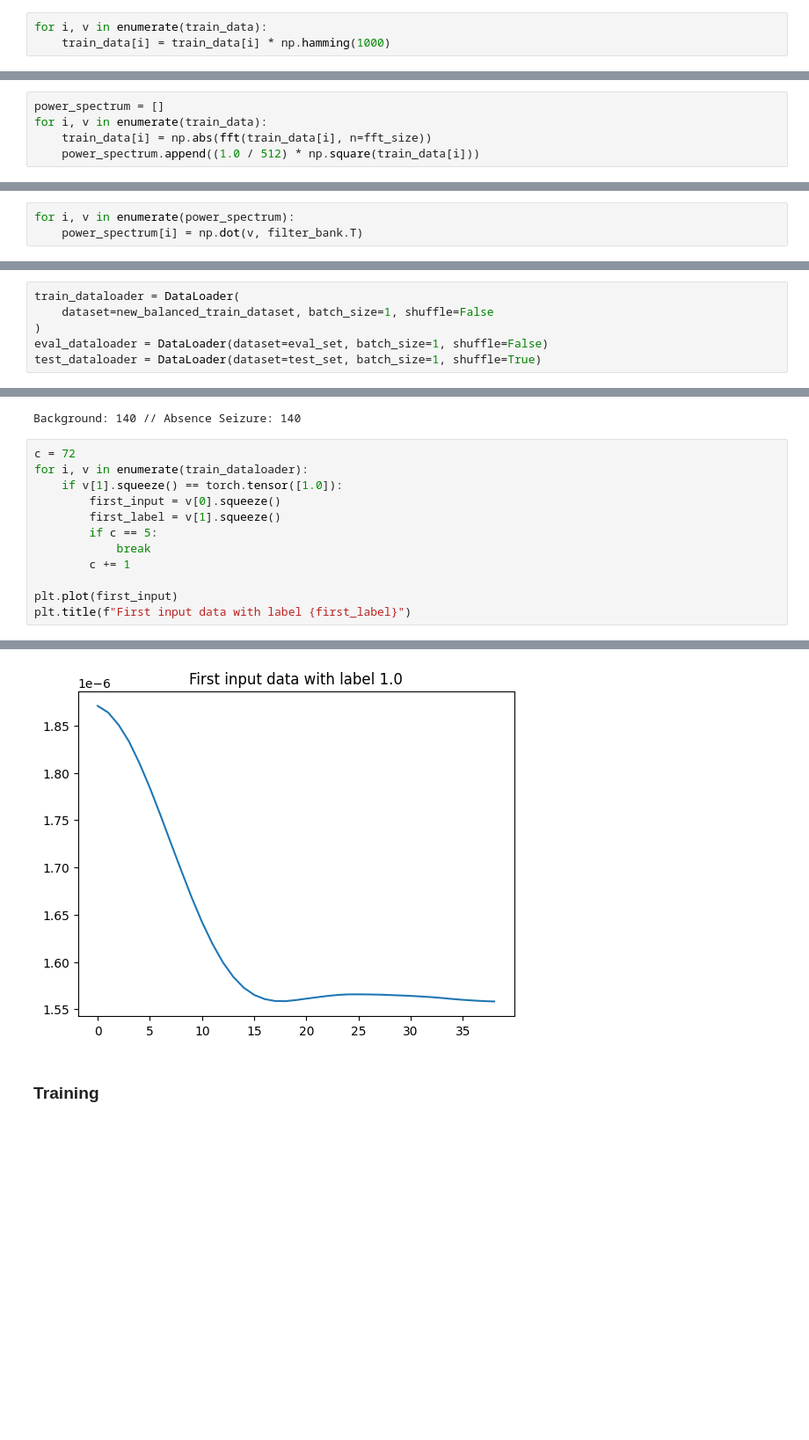
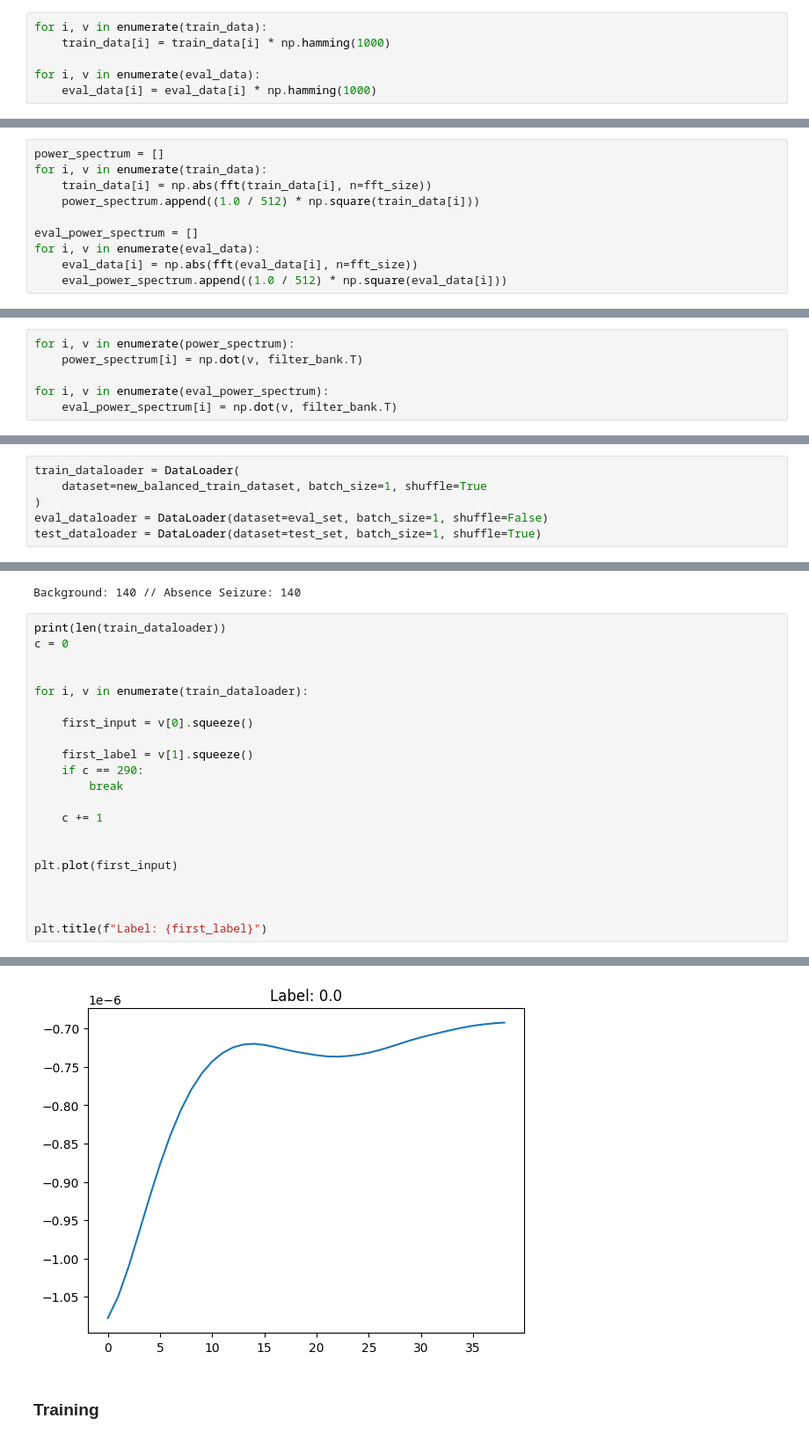
Before and after one commit to Loic017/TinyML-for-Epileptic-Seizures, a Jupyter notebook: seizure_training_undersampling_and_mfcc.ipynb, the cells around one changed output, grey strips where cells are left out. Shown at 88% size. Saved outputs shown, nothing was run; the diff lists cells and outputs as text; blank space fills up the shorter version.

```diff
--- a/seizure_training_undersampling_and_mfcc.ipynb
+++ b/seizure_training_undersampling_and_mfcc.ipynb
@@ -197,4 +197,7 @@ Apply Windowing
 # %%
 for i, v in enumerate(train_data):
     train_data[i] = train_data[i] * np.hamming(1000)
+
+for i, v in enumerate(eval_data):
+    eval_data[i] = eval_data[i] * np.hamming(1000)
 # %%
@@ -208,4 +211,9 @@ power_spectrum = []
 for i, v in enumerate(train_data):
     train_data[i] = np.abs(fft(train_data[i], n=fft_size))
     power_spectrum.append((1.0 / 512) * np.square(train_data[i]))
+
+eval_power_spectrum = []
+for i, v in enumerate(eval_data):
+    eval_data[i] = np.abs(fft(eval_data[i], n=fft_size))
+    eval_power_spectrum.append((1.0 / 512) * np.square(eval_data[i]))
 # %%
@@ -260,5 +268,8 @@ Apply Filter Bank
 # %%
 for i, v in enumerate(power_spectrum):
     power_spectrum[i] = np.dot(v, filter_bank.T)
+
+for i, v in enumerate(eval_power_spectrum):
+    eval_power_spectrum[i] = np.dot(v, filter_bank.T)
 # %%
 power_spectrum = np.array(power_spectrum)
@@ -467,7 +488,7 @@ plt.show()
 # DataLoaders
 # %%
 train_dataloader = DataLoader(
-    dataset=new_balanced_train_dataset, batch_size=1, shuffle=False
+    dataset=new_balanced_train_dataset, batch_size=1, shuffle=True
 )
 eval_dataloader = DataLoader(dataset=eval_set, batch_size=1, shuffle=False)
 test_dataloader = DataLoader(dataset=test_set, batch_size=1, shuffle=True)
@@ -719,15 +730,24 @@ print(f"Background: {bk} // Absence Seizure: {sz}")
 # %% [output]
 Background: 140 // Absence Seizure: 140
 # %%
-c = 72
+print(len(train_dataloader))
+c = 0
+
+
 for i, v in enumerate(train_dataloader):
-    if v[1].squeeze() == torch.tensor([1.0]):
-        first_input = v[0].squeeze()
-        first_label = v[1].squeeze()
-        if c == 5:
-            break
-        c += 1
+
+    first_input = v[0].squeeze()
+
+    first_label = v[1].squeeze()
+    if c == 290:
+        break
+
+    c += 1
+
 
 plt.plot(first_input)
-plt.title(f"First input data with label {first_label}")
+
+
+
+plt.title(f"Label: {first_label}")
 # %% [output]
@@ -735,4 +756,4 @@ Text(0.5, 1.0, 'First input data with label 1.0')
-[figure, old version]
+[figure, new version]
 # %% [markdown]
 ### Training
 # %%
```
Also changed, not shown: parts of 13 cells of this notebook, 1 other file.
